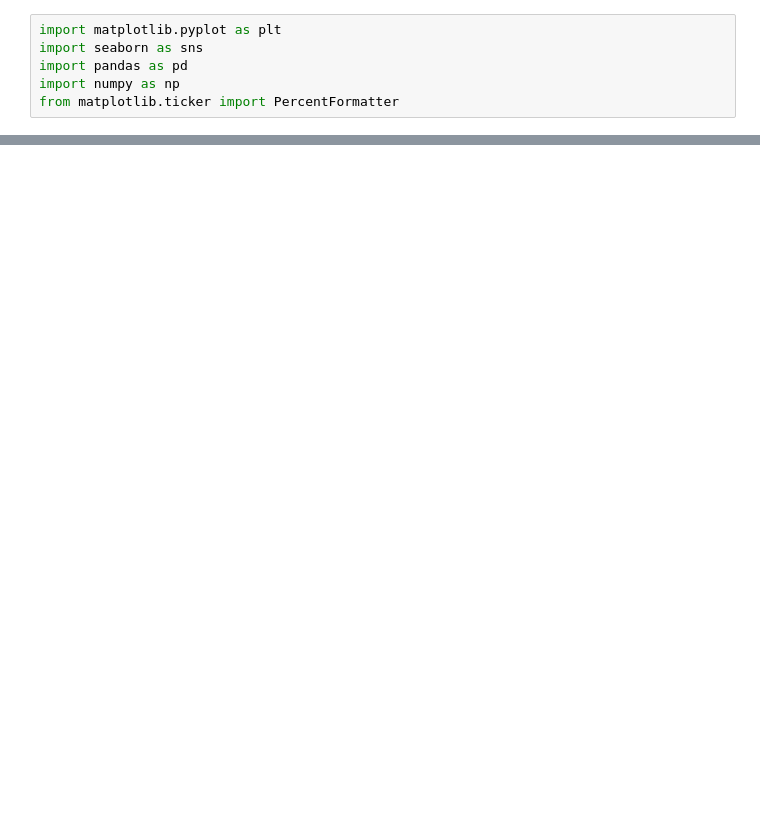
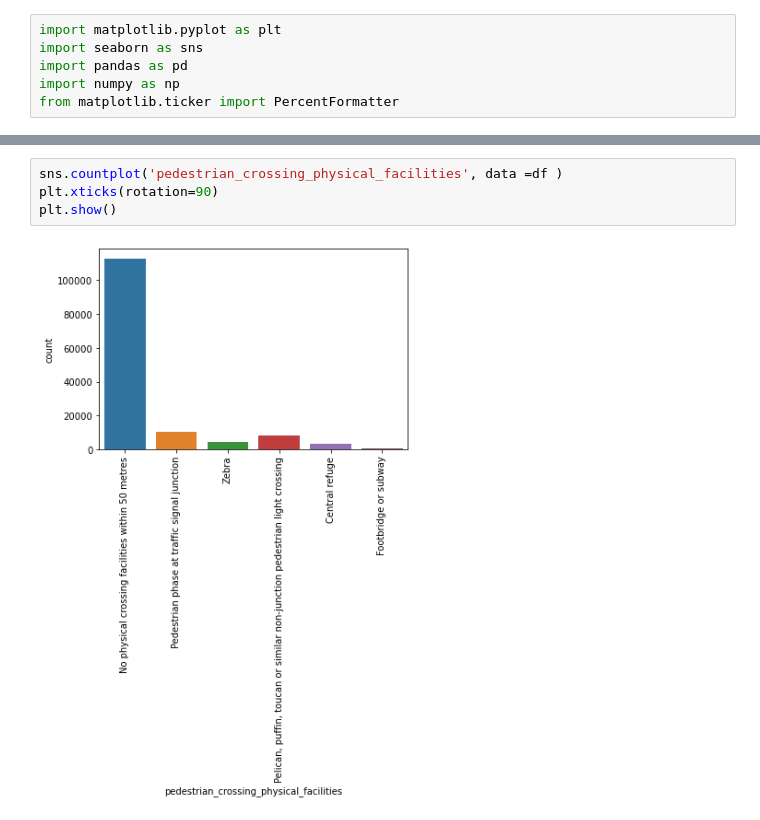
Before and after one commit to allaaamr/DataEngineering, a Jupyter notebook: main.ipynb, the cells around one changed output, grey strips where cells are left out. Drawn from its saved outputs; the diff is of its cells as text; blank space fills up the shorter version.

```diff
--- a/main.ipynb
+++ b/main.ipynb
@@ -17,0 +31,6 @@ df.head()
+# %%
+sns.countplot('pedestrian_crossing_physical_facilities', data =df )
+plt.xticks(rotation=90)
+plt.show()
+# %% [output]
+[figure, added]
```
Also changed, not shown: parts of 14 cells of this notebook.
